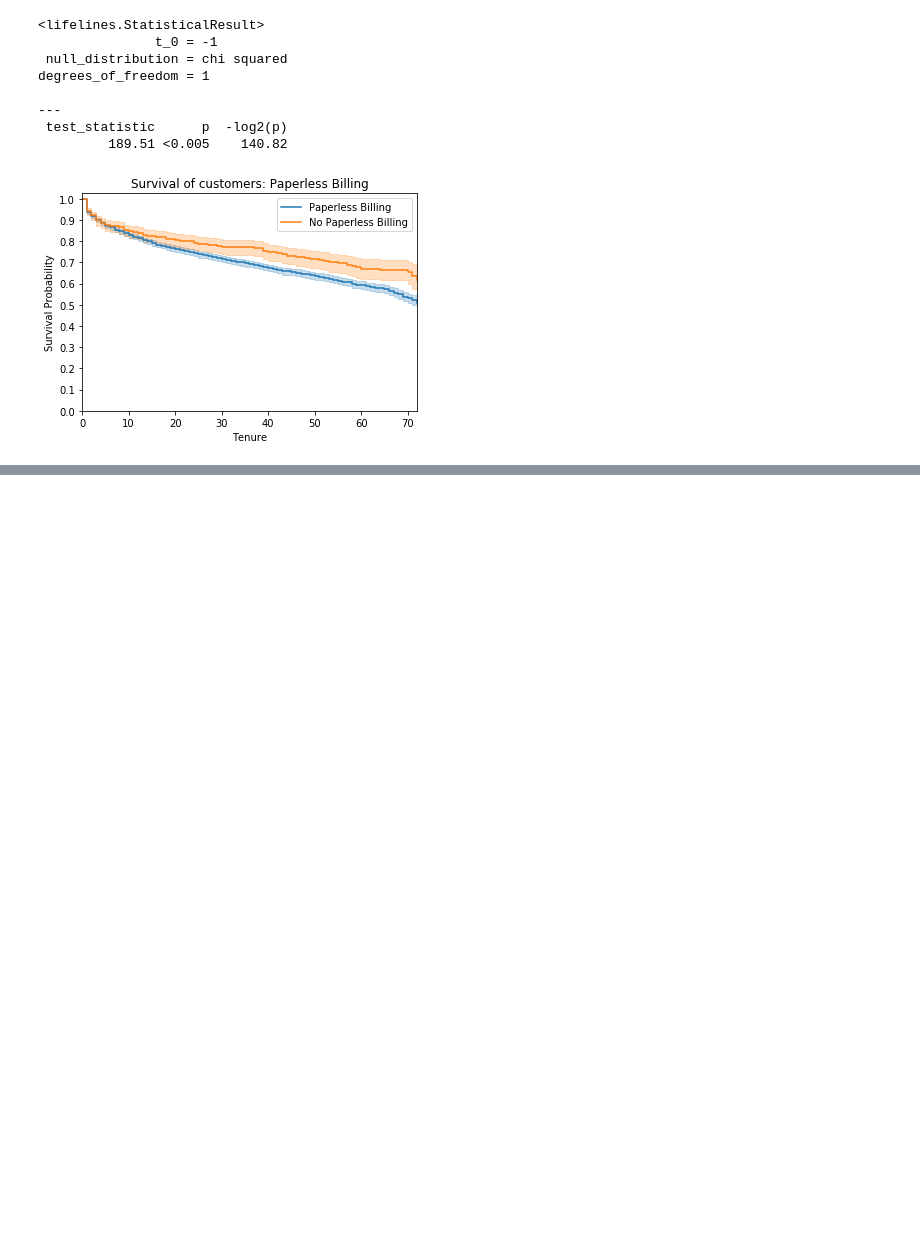
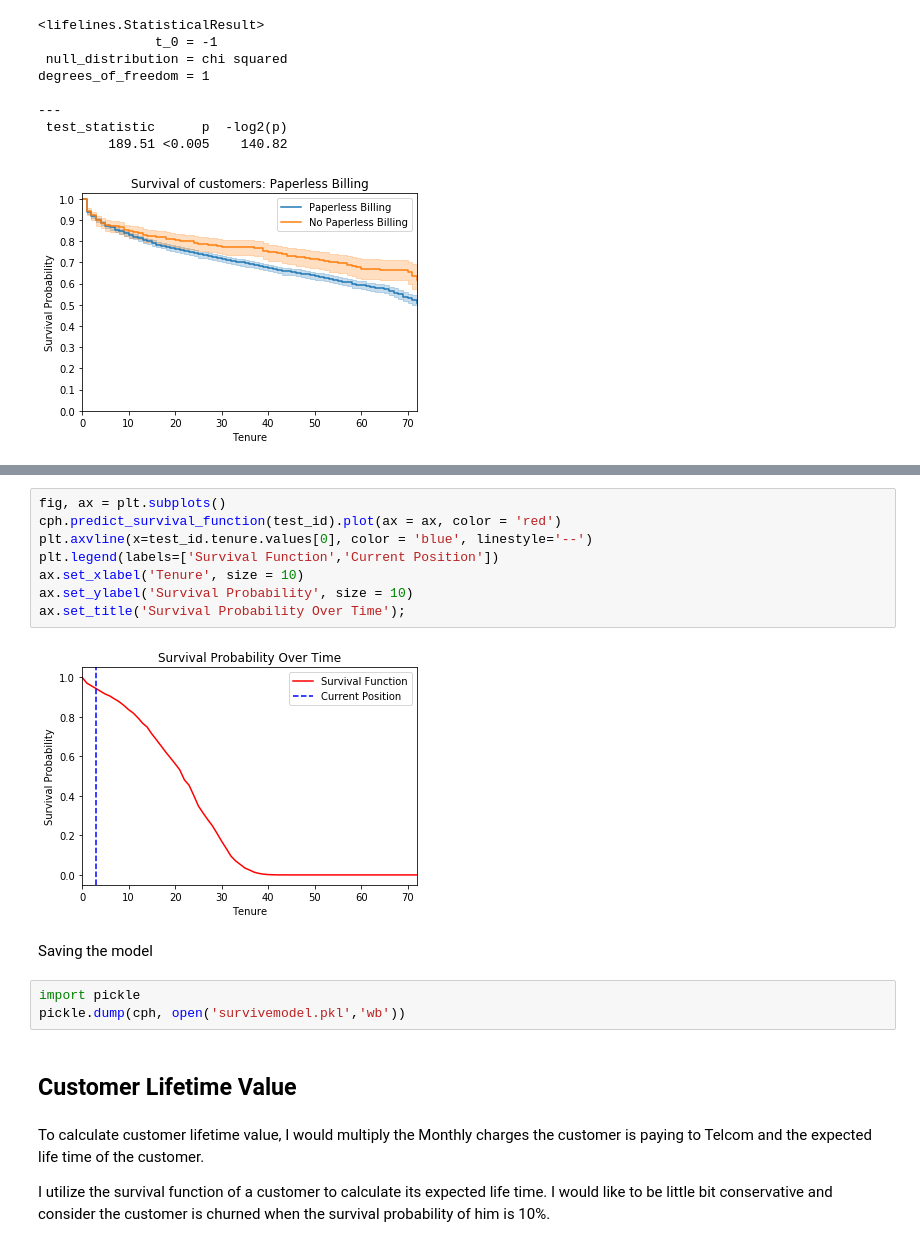
Before and after one commit to archd3sai/Customer-Survival-Analysis-and-Churn-Prediction, a Jupyter notebook: Customers Survival Analysis.ipynb, the cells around one changed output, grey strips where cells are left out. Cells and saved outputs as stored; diff of their text form; blank space fills up the shorter version.

```diff
--- a/Customers Survival Analysis.ipynb
+++ b/Customers Survival Analysis.ipynb
@@ -745,0 +809,21 @@ degrees_of_freedom = 1
+# %%
+fig, ax = plt.subplots()
+cph.predict_survival_function(test_id).plot(ax = ax, color = 'red')
+plt.axvline(x=test_id.tenure.values[0], color = 'blue', linestyle='--')
+plt.legend(labels=['Survival Function','Current Position'])
+ax.set_xlabel('Tenure', size = 10)
+ax.set_ylabel('Survival Probability', size = 10)
+ax.set_title('Survival Probability Over Time');
+# %% [output]
+[figure, added]
+# %% [markdown]
+Saving the model
+# %%
+import pickle
+pickle.dump(cph, open('survivemodel.pkl','wb'))
+# %% [markdown]
+## Customer Lifetime Value
+# %% [markdown]
+To calculate customer lifetime value, I would multiply the Monthly charges the customer is paying to Telcom and the expected life time of the customer.
+
+I utilize the survival function of a customer to calculate its expected life time. I would like to be little bit conservative and consider the customer is churned when the survival probability of him is 10%.
```
Also changed, not shown: parts of 12 cells of this notebook, 4 other files.
